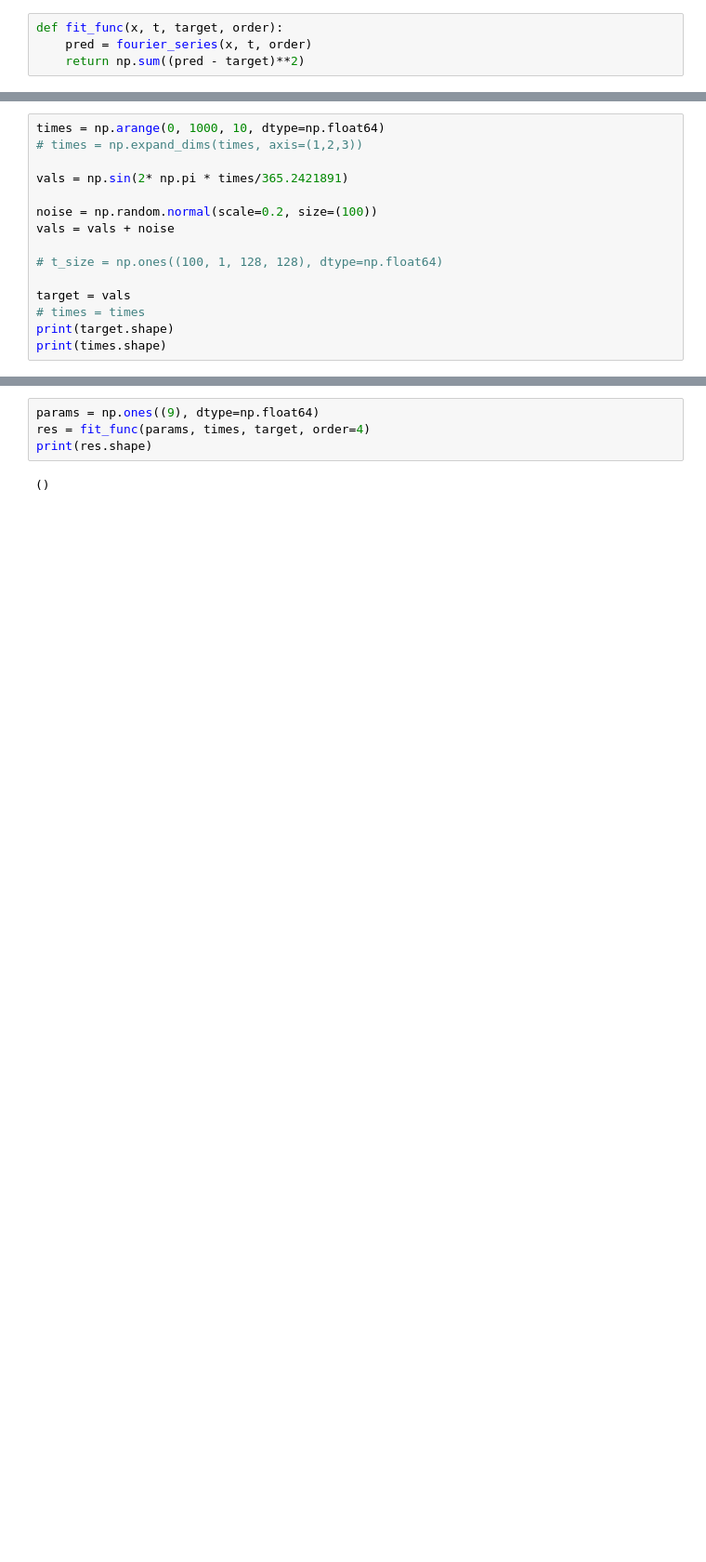
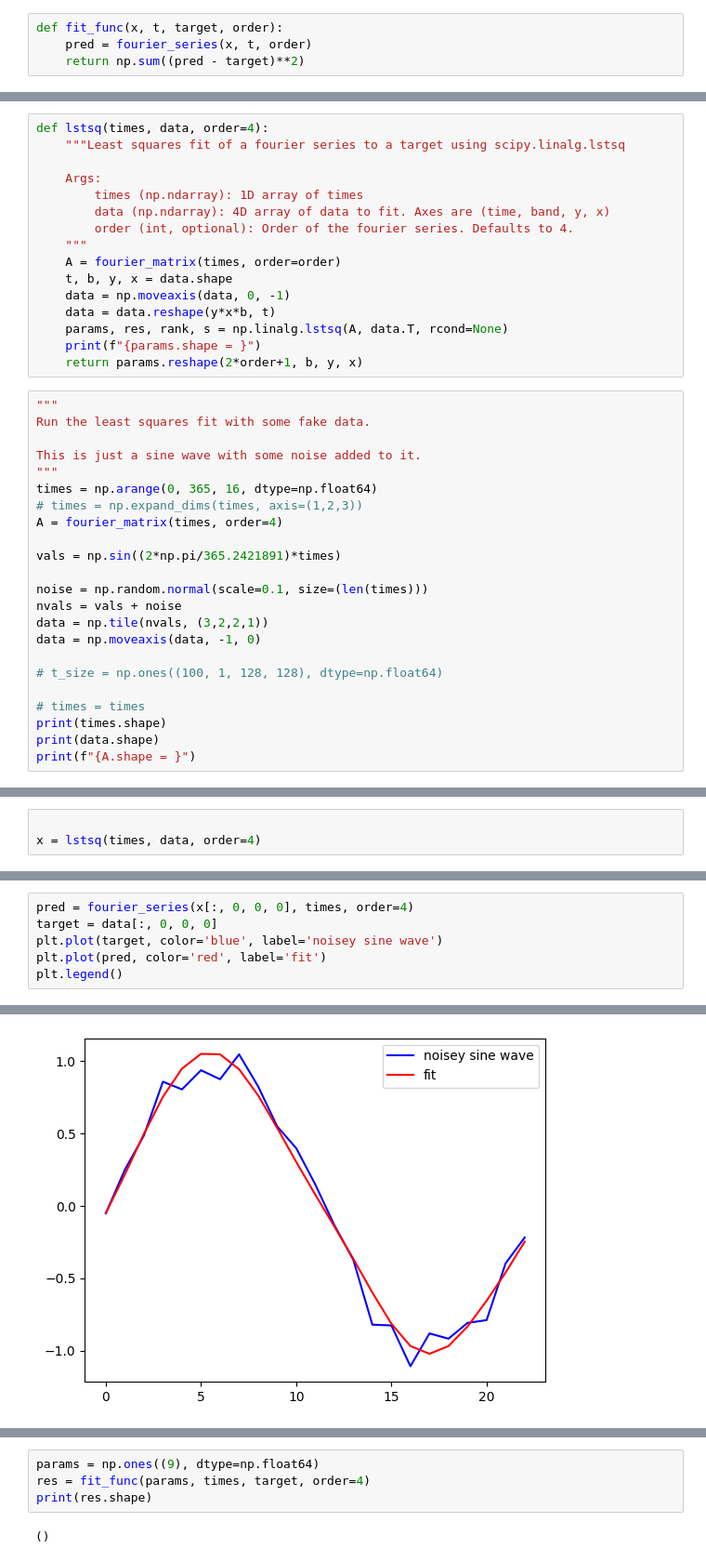
Before and after one commit to seerai/HarmonicRegressionDemo, a Jupyter notebook: scratch.ipynb, the cells around one changed output, grey strips where cells are left out. Shown: that part at 93% size. Saved outputs shown, nothing was run; the diff lists cells and outputs as text; blank space fills up the shorter version.

Commit message:
least squares working, backing up work

```diff
--- a/scratch.ipynb
+++ b/scratch.ipynb
@@ -36,16 +56,40 @@ def fit_func(x, t, target, order):
+# %%
+def lstsq(times, data, order=4):
+    """Least squares fit of a fourier series to a target using scipy.linalg.lstsq
+
+    Args:
+        times (np.ndarray): 1D array of times
+        data (np.ndarray): 4D array of data to fit. Axes are (time, band, y, x)
+        order (int, optional): Order of the fourier series. Defaults to 4.
+    """
+    A = fourier_matrix(times, order=order)
+    t, b, y, x = data.shape
+    data = np.moveaxis(data, 0, -1)
+    data = data.reshape(y*x*b, t)
+    params, res, rank, s = np.linalg.lstsq(A, data.T, rcond=None)
+    print(f"{params.shape = }")
+    return params.reshape(2*order+1, b, y, x)
 # %%
-times = np.arange(0, 1000, 10, dtype=np.float64)
+"""
+Run the least squares fit with some fake data.
+
+This is just a sine wave with some noise added to it.
+"""
+times = np.arange(0, 365, 16, dtype=np.float64)
 # times = np.expand_dims(times, axis=(1,2,3))
+A = fourier_matrix(times, order=4)
 
-vals = np.sin(2* np.pi * times/365.2421891)
+vals = np.sin((2*np.pi/365.2421891)*times)
 
-noise = np.random.normal(scale=0.2, size=(100))
-vals = vals + noise
+noise = np.random.normal(scale=0.1, size=(len(times)))
+nvals = vals + noise
+data = np.tile(nvals, (3,2,2,1))
+data = np.moveaxis(data, -1, 0)
 
 # t_size = np.ones((100, 1, 128, 128), dtype=np.float64)
 
-target = vals
 # times = times
-print(target.shape)
 print(times.shape)
+print(data.shape)
+print(f"{A.shape = }")
 # %% [output]
@@ -59,0 +99,3 @@ res.shape
+# %%
+
+x = lstsq(times, data, order=4)
@@ -59,0 +108,7 @@ res.shape
+# %%
+pred = fourier_series(x[:, 0, 0, 0], times, order=4)
+target = data[:, 0, 0, 0]
+plt.plot(target, color='blue', label='noisey sine wave')
+plt.plot(pred, color='red', label='fit')
+plt.legend()
+# %% [output]
@@ -59,0 +116 @@ res.shape
+[figure, added]
```
Also changed, not shown: parts of 15 cells of this notebook, 2 other files.
